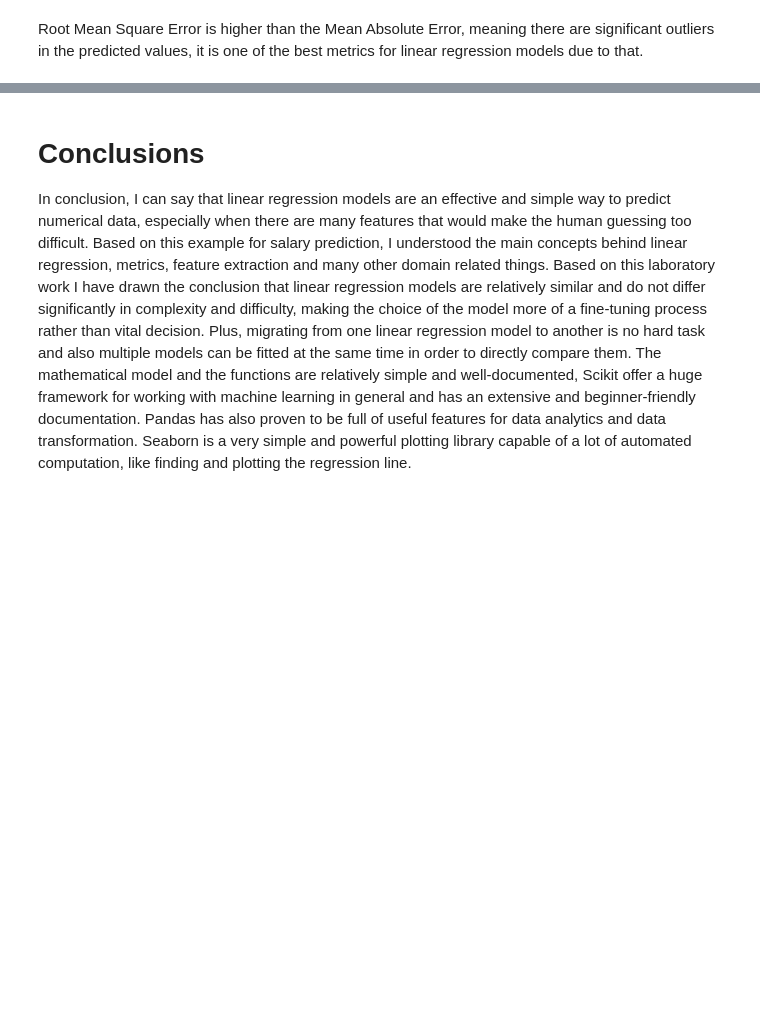
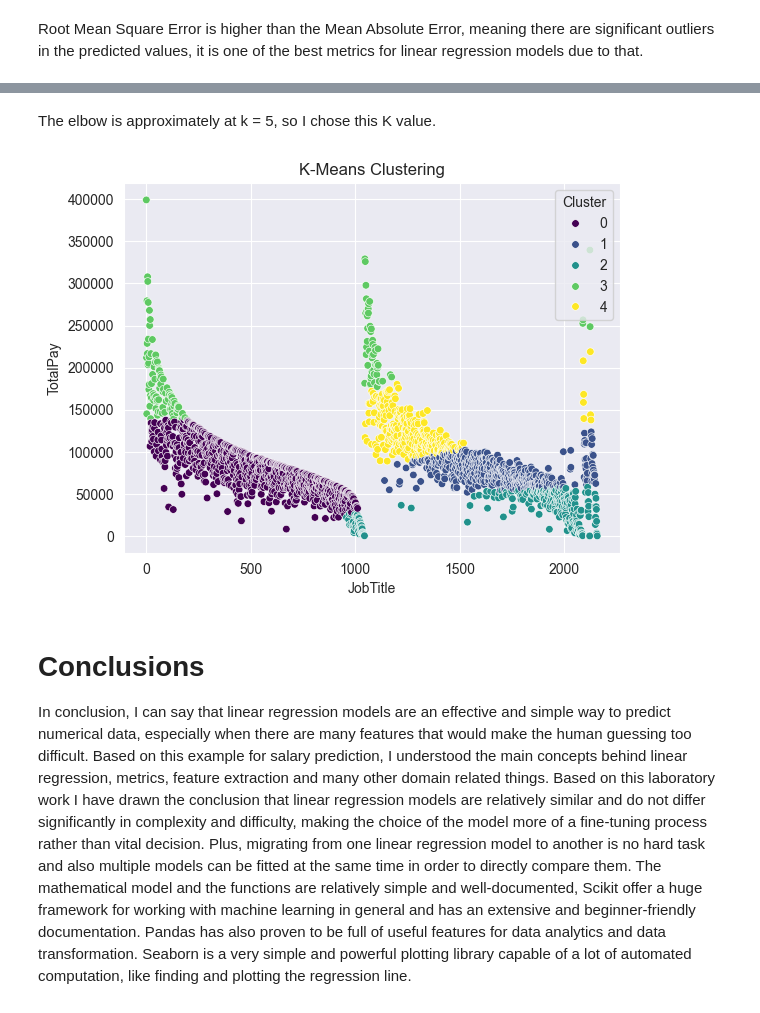
Before and after one commit to Warek-Labs/fia-labs, a Jupyter notebook: main.ipynb, the cells around one changed output, grey strips where cells are left out. Drawn from its saved outputs; the diff is of its cells as text; code cells hidden in the pictures; blank space fills up the shorter version.

```diff
--- a/main.ipynb
+++ b/main.ipynb
@@ -364,3 +354,20 @@ Name: TotalPay, dtype: float64
+# %% [markdown]
+The elbow is approximately at k = 5, so I chose this K value.
+# %%
+# After choosing k, show the clusters
+K = 5
+kmeans_final = KMeans(n_clusters=K)
+data_grouped['Cluster'] = kmeans_final.fit_predict(X_scaled)
+
+# Plotting
+sns.scatterplot(data=data_grouped, x='JobTitle', y='TotalPay', hue='Cluster', palette='viridis', s=30)
+plt.title('K-Means Clustering')
+plt.xlabel('JobTitle')
+plt.ylabel('TotalPay')
+plt.legend(title='Cluster')
+plt.show()
+# %% [output]
+[figure, added]
 # %% [markdown]
 # Conclusions
 In conclusion, I can say that linear regression models are an effective and simple way to predict numerical data, especially when there are many features that would make the human guessing too difficult. Based on this example for salary prediction, I understood the main concepts behind linear regression, metrics, feature extraction and many other domain related things. Based on this laboratory work I have drawn the conclusion that linear regression models are relatively similar and do not differ significantly in complexity and difficulty, making the choice of the model more of a fine-tuning process rather than vital decision. Plus, migrating from one linear regression model to another is no hard task and also multiple models can be fitted at the same time in order to directly compare them. The mathematical model and the functions are relatively simple and well-documented, Scikit offer a huge framework for working with machine learning in general and has an extensive and beginner-friendly documentation. Pandas has also proven to be full of useful features for data analytics and data transformation. Seaborn is a very simple and powerful plotting library capable of a lot of automated computation, like finding and plotting the regression line.
```
Also changed, not shown: parts of 18 cells of this notebook.
